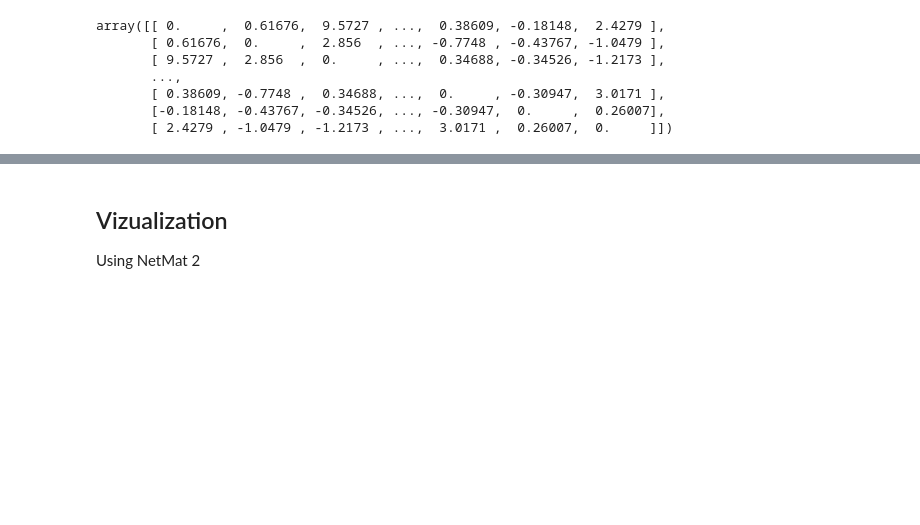
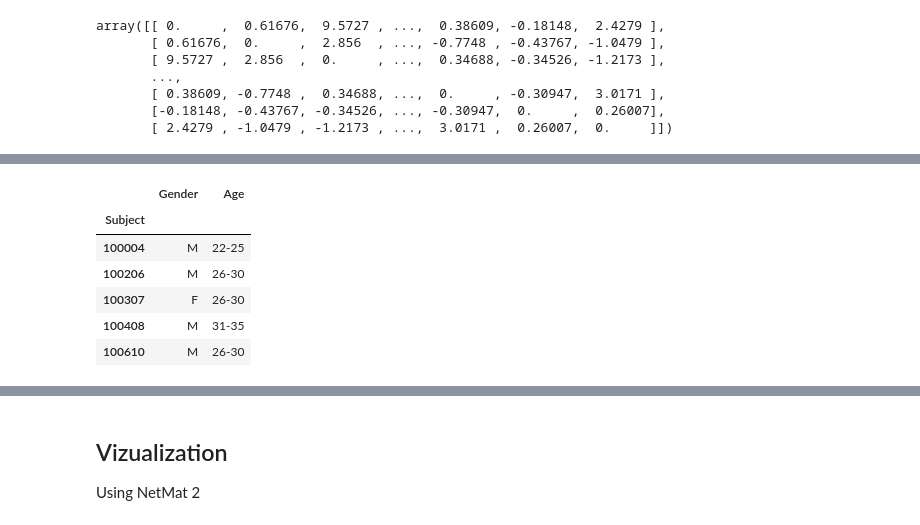
Before and after one commit to AndrewCheng02/DSC180B-Capstone-ProjectA09, a Jupyter notebook: HCP Data.ipynb, the cells around one changed output, grey strips where cells are left out. Cells and saved outputs as stored; diff of their text form; code cells hidden in the pictures; blank space fills up the shorter version.

```diff
--- a/HCP Data.ipynb
+++ b/HCP Data.ipynb
@@ -78,0 +98,11 @@ array([[ 0.     ,  0.61676,  9.5727 , ...,  0.38609, -0.18148,  2.4279 ],
+# %%
+subject_data = subject_data[['Gender', 'Age']]
+subject_data.head()
+# %% [output]
+|  | Gender | Age |
+| Subject |  |  |
+| 100004 | M | 22-25 |
+| 100206 | M | 26-30 |
+| 100307 | F | 26-30 |
+| 100408 | M | 31-35 |
+| 100610 | M | 26-30 |
```
Also changed, not shown: parts of 15 cells of this notebook, 5 other files.
